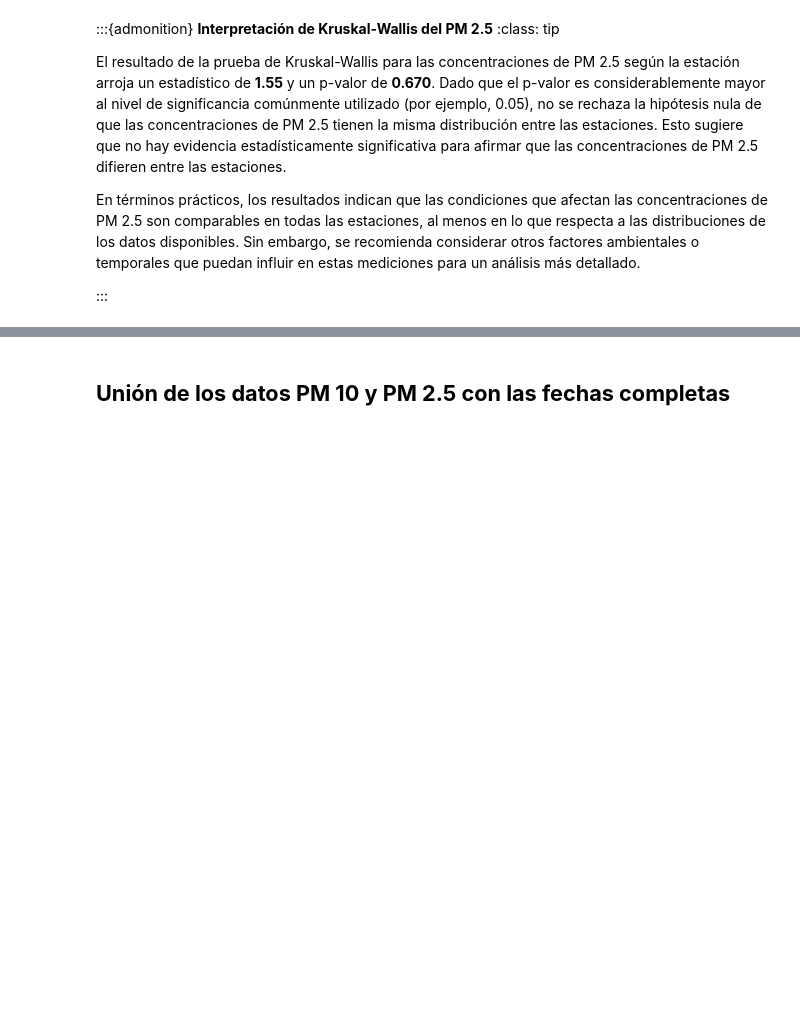
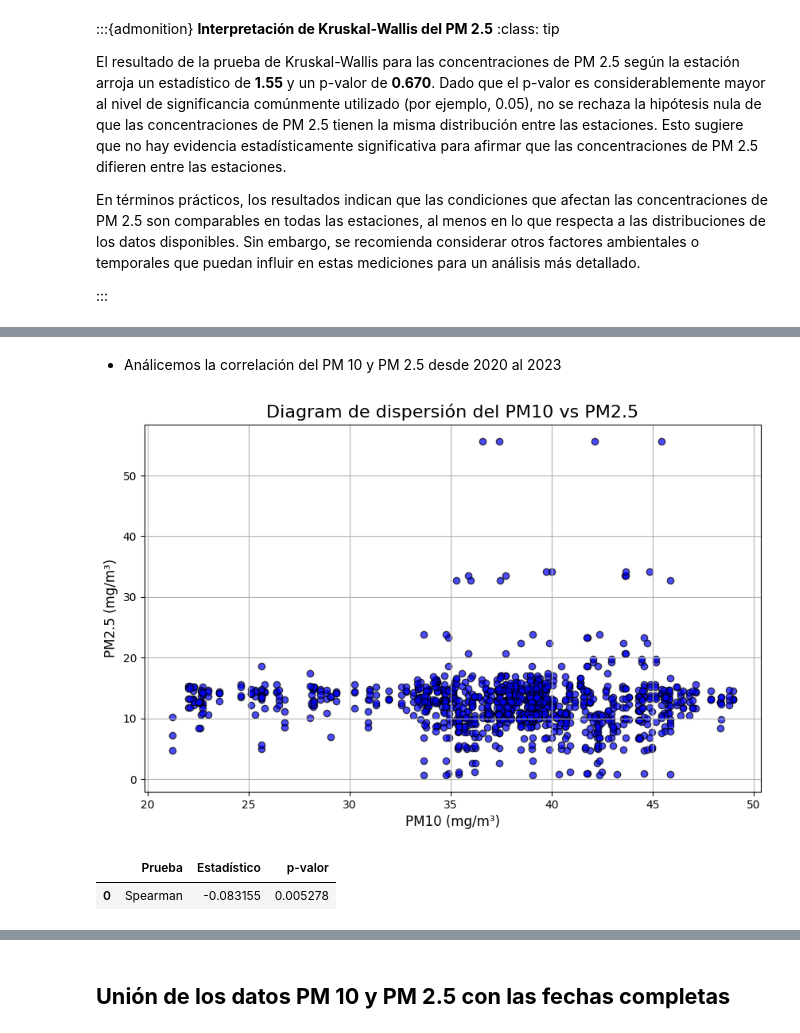
Before and after one commit to cdeoroaguado/jb_aet_pm10_25, a Jupyter notebook: _sources/1_etl.ipynb, the cells around one changed output, grey strips where cells are left out. Cells and saved outputs as stored; diff of their text form; code cells hidden in the pictures; blank space fills up the shorter version.

```diff
--- a/_sources/1_etl.ipynb
+++ b/_sources/1_etl.ipynb
@@ -1388,0 +1536,51 @@ En términos prácticos, los resultados indican que las condiciones que afectan
+# %% [markdown]
+* Análicemos la correlación del PM 10 y PM 2.5 desde 2020 al 2023
+# %%
+# Suponiendo que 'df_original' es el dataset principal que contiene datos de PM10 y PM2.5
+df_pm10 = datos_recopilados[datos_recopilados['Parametro'] == 'PM 10'][['Fecha', 'Concentración_mg/m3']]
+df_pm25 = datos_recopilados[datos_recopilados['Parametro'] == 'PM 2.5'][['Fecha', 'Concentración_mg/m3']]
+
+# Convert 'Fecha' to datetime for both DataFrames
+df_pm10['Fecha'] = pd.to_datetime(df_pm10['Fecha'])
+df_pm25['Fecha'] = pd.to_datetime(df_pm25['Fecha'])
+
+# Merge the two datasets based on the 'Fecha' column
+df_merged = pd.merge(
+    df_pm10[['Fecha', 'Concentración_mg/m3']].rename(columns={'Concentración_mg/m3': 'PM10'}),
+    df_pm25[['Fecha', 'Concentración_mg/m3']].rename(columns={'Concentración_mg/m3': 'PM2.5'}),
+    on='Fecha'
+)
+
+# Plot the scatter plot
+plt.figure(figsize=(10, 6))
+plt.scatter(df_merged['PM10'], df_merged['PM2.5'], alpha=0.7, c='b', edgecolors='k')
+plt.title('Diagram de dispersión del PM10 vs PM2.5', fontsize=16)
+plt.xlabel('PM10 (mg/m³)', fontsize=12)
+plt.ylabel('PM2.5 (mg/m³)', fontsize=12)
+plt.grid(True)
+plt.show()
+# %% [output]
+[figure, added]
+# %%
+# Combinar los DataFrames asegurándonos de que las fechas coincidan
+df_combined = pd.merge(df_pm10, df_pm25, on='Fecha', suffixes=('_PM10', '_PM25'))
+
+# Realizar la prueba de Spearman
+spearman_corr, p_value = spearmanr(
+    df_combined['Concentración_mg/m3_PM10'],
+    df_combined['Concentración_mg/m3_PM25']
+)
+
+# Crear un DataFrame para los resultados
+spearman_resultado = {
+    'Prueba': ['Spearman'],
+    'Estadístico': [spearman_corr],
+    'p-valor': [p_value]
+}
+spearman_resultado_df = pd.DataFrame(spearman_resultado)
+
+# Mostrar el DataFrame
+spearman_resultado_df
+# %% [output]
+|  | Prueba | Estadístico | p-valor |
+| 0 | Spearman | -0.083155 | 0.005278 |
```
Also changed, not shown: parts of 18 cells of this notebook, 5 other files.
